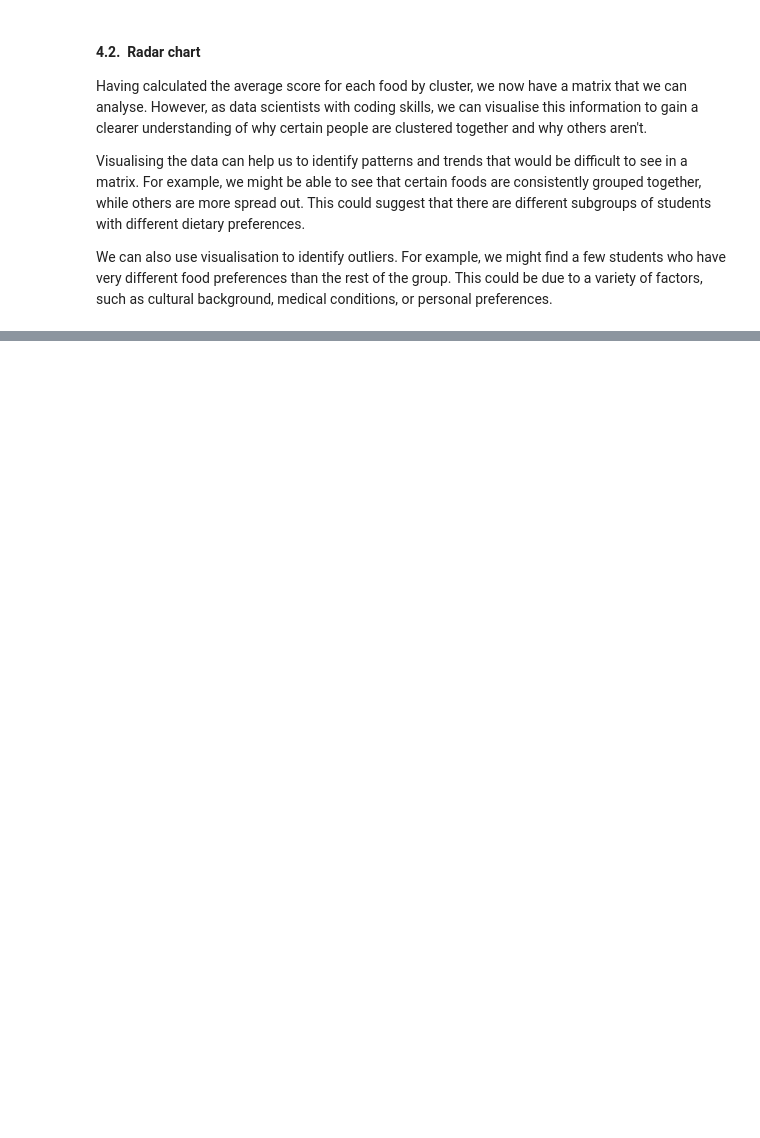
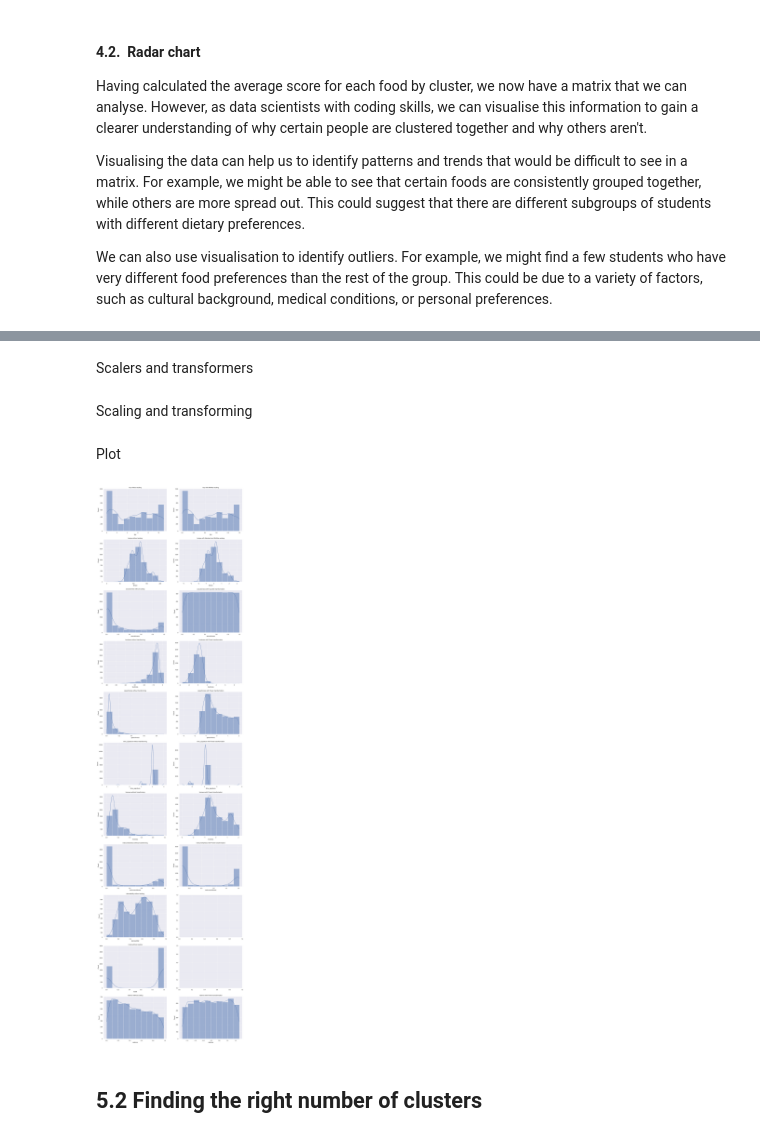
Before and after one commit to gastan81/unsupervised-ml, a Jupyter notebook: 3_analysing_k_means__choosing_k.ipynb, the cells around one changed output, grey strips where cells are left out. Cells and saved outputs as stored; diff of their text form; code cells hidden in the pictures; blank space fills up the shorter version.

```diff
--- a/3_analysing_k_means__choosing_k.ipynb
+++ b/3_analysing_k_means__choosing_k.ipynb
@@ -258,0 +290,70 @@ Also, feel free to be creative in how you think you can decide whether the track
+# %% [markdown]
+Scalers and transformers
+# %%
+scale_transform = {'no': ['danceability', 'mode', 'valence'],
+           'standard': ['tempo'],
+           'minmax': ['key', 'tempo'],
+           'quantile': ['acousticness'],
+           'power': ['loudness', 'speechiness', 'time_signature', 'liveness', 'instrumentalness', 'valence']}
+# %% [markdown]
+Scaling and transforming
+# %%
+scaler_standard_df = StandardScaler().set_output(transform="pandas").fit_transform(songs5000_df[scale_transform['standard']])
+scaler_minmax_df = MinMaxScaler().set_output(transform="pandas").fit_transform(songs5000_df[scale_transform['minmax']])
+transform_quantile_df = QuantileTransformer().set_output(transform="pandas").fit_transform(songs5000_df[scale_transform['quantile']])
+transform_power_df = PowerTransformer().set_output(transform="pandas").fit_transform(songs5000_df[scale_transform['power']])
+songs5000_scaled_df = pd.concat([scaler_standard_df, scaler_minmax_df, transform_quantile_df, transform_power_df], axis=1)
+# %% [markdown]
+Plot
+# %%
+fig, ax = plt.subplots(11, 2, figsize=(20, 80))
+
+sns.histplot(data=songs5000_df[scale_transform['minmax'][0]], bins=10, kde=True, ax=ax[0, 0]);
+sns.histplot(data=songs5000_df[scale_transform['minmax'][1]], bins=10, kde=True, ax=ax[1, 0]);
+sns.histplot(data=songs5000_df[scale_transform['quantile'][0]], bins=10, kde=True, ax=ax[2, 0]);
+sns.histplot(data=songs5000_df[scale_transform['power'][0]], bins=10, kde=True, ax=ax[3, 0]);
+sns.histplot(data=songs5000_df[scale_transform['power'][1]], bins=10, kde=True, ax=ax[4, 0]);
+sns.histplot(data=songs5000_df[scale_transform['power'][2]], bins=10, kde=True, ax=ax[5, 0]);
+sns.histplot(data=songs5000_df[scale_transform['power'][3]], bins=10, kde=True, ax=ax[6, 0]);
+sns.histplot(data=songs5000_df[scale_transform['power'][4]], bins=10, kde=True, ax=ax[7, 0]);
+sns.histplot(data=songs5000_df[scale_transform['no'][0]], bins=10, kde=True, ax=ax[8, 0]);
+sns.histplot(data=songs5000_df[scale_transform['no'][1]], bins=10, kde=True, ax=ax[9, 0]);
+sns.histplot(data=songs5000_df[scale_transform['power'][5]], bins=10, kde=True, ax=ax[10, 0]);
+
+sns.histplot(data=scaler_minmax_df[scale_transform['minmax'][0]], bins=10, kde=True, ax=ax[0, 1]);
+sns.histplot(data=scaler_standard_df[scale_transform['minmax'][1]], bins=10, kde=True, ax=ax[1, 1]);
+sns.histplot(data=transform_quantile_df[scale_transform['quantile'][0]], bins=10, kde=True, ax=ax[2, 1]);
+sns.histplot(data=transform_power_df[scale_transform['power'][0]], bins=10, kde=True, ax=ax[3, 1]);
+sns.histplot(data=transform_power_df[scale_transform['power'][1]], bins=10, kde=True, ax=ax[4, 1]);
+sns.histplot(data=transform_power_df[scale_transform['power'][2]], bins=10, kde=True, ax=ax[5, 1]);
+sns.histplot(data=transform_power_df[scale_transform['power'][3]], bins=10, kde=True, ax=ax[6, 1]);
+sns.histplot(data=transform_power_df[scale_transform['power'][4]], bins=10, kde=True, ax=ax[7, 1]);
+sns.histplot(data=transform_power_df[scale_transform['power'][5]], bins=10, kde=True, ax=ax[10, 1]);
+
+
+ax[0, 0].set_title(f'{scale_transform['minmax'][0]} without scaling')
+ax[0, 1].set_title(f'{scale_transform['minmax'][0]} with MinMax scaling')
+ax[1, 0].set_title(f'{scale_transform['minmax'][1]} without scaling')
+ax[1, 1].set_title(f'{scale_transform['minmax'][1]} with Standard and MinMax scaling')
+ax[2, 0].set_title(f'{scale_transform['quantile'][0]} without scaling')
+ax[2, 1].set_title(f'{scale_transform['quantile'][0]} with Quantile transformation')
+ax[3, 0].set_title(f'{scale_transform['power'][0]} without transforming')
+ax[3, 1].set_title(f'{scale_transform['power'][0]} with Power transformation')
+ax[4, 0].set_title(f'{scale_transform['power'][1]} without transforming')
+ax[4, 1].set_title(f'{scale_transform['power'][1]} with Power transformation')
+ax[5, 0].set_title(f'{scale_transform['power'][2]} without transforming')
+ax[5, 1].set_title(f'{scale_transform['power'][2]} with Power transformation')
+ax[6, 0].set_title(f'{scale_transform['power'][3]} without transforming')
+ax[6, 1].set_title(f'{scale_transform['power'][3]} with Power transformation')
+ax[7, 0].set_title(f'{scale_transform['power'][4]} without transforming')
+ax[7, 1].set_title(f'{scale_transform['power'][4]} with Power transformation')
+ax[8, 0].set_title(f'{scale_transform['no'][0]} without scaling')
+ax[9, 0].set_title(f'{scale_transform['no'][1]} without scaling')
+ax[10, 0].set_title(f'{scale_transform['power'][5]} without scaling')
+ax[10, 1].set_title(f'{scale_transform['power'][5]} with Power transformation')
+
+plt.show()
+# %% [output]
+[figure, added]
+# %% [markdown]
+## 5.2 Finding the right number of clusters
```
Also changed, not shown: parts of 15 cells of this notebook.
